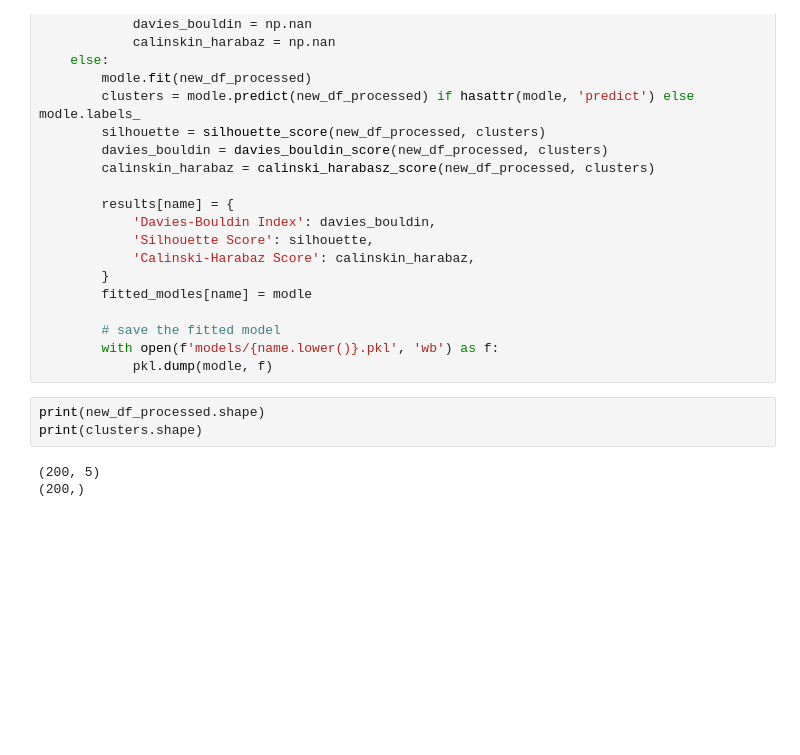
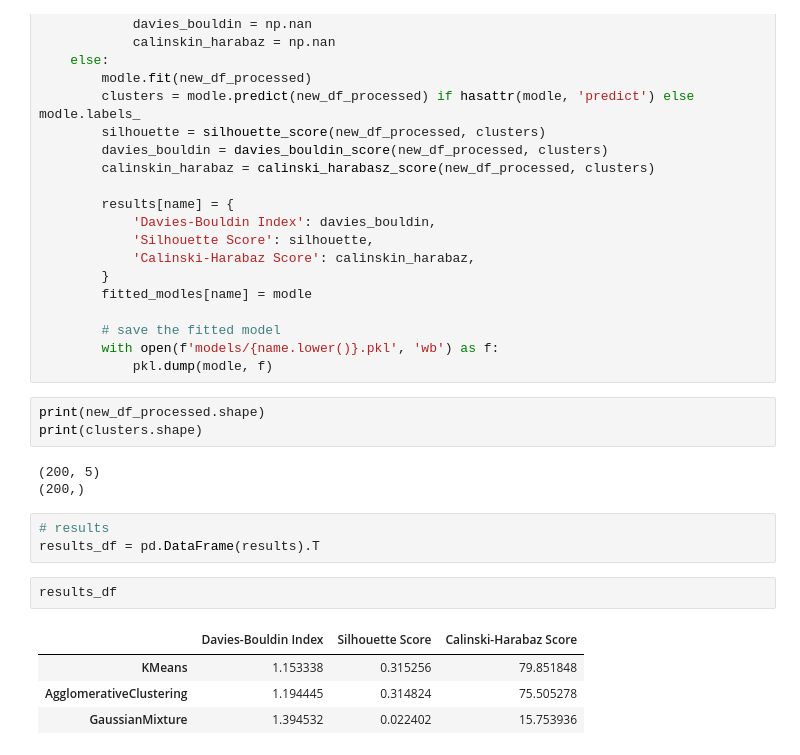
Before and after one commit to Brodevil/Customer-Segmentation-System, a Jupyter notebook: clustering_models.ipynb, the cells around one changed output. Saved outputs shown, nothing was run; the diff lists cells and outputs as text; blank space fills up the shorter version.

```diff
--- a/clustering_models.ipynb
+++ b/clustering_models.ipynb
@@ -138,3 +138,13 @@ print(clusters.shape)
 # %% [output]
 (200, 5)
 (200,)
+# %%
+# results
+results_df = pd.DataFrame(results).T
+# %%
+results_df
+# %% [output]
+|  | Davies-Bouldin Index | Silhouette Score | Calinski-Harabaz Score |
+| KMeans | 1.153338 | 0.315256 | 79.851848 |
+| AgglomerativeClustering | 1.194445 | 0.314824 | 75.505278 |
+| GaussianMixture | 1.394532 | 0.022402 | 15.753936 |
```
Also changed, not shown: parts of 1 cell of this notebook, 1 other file.
